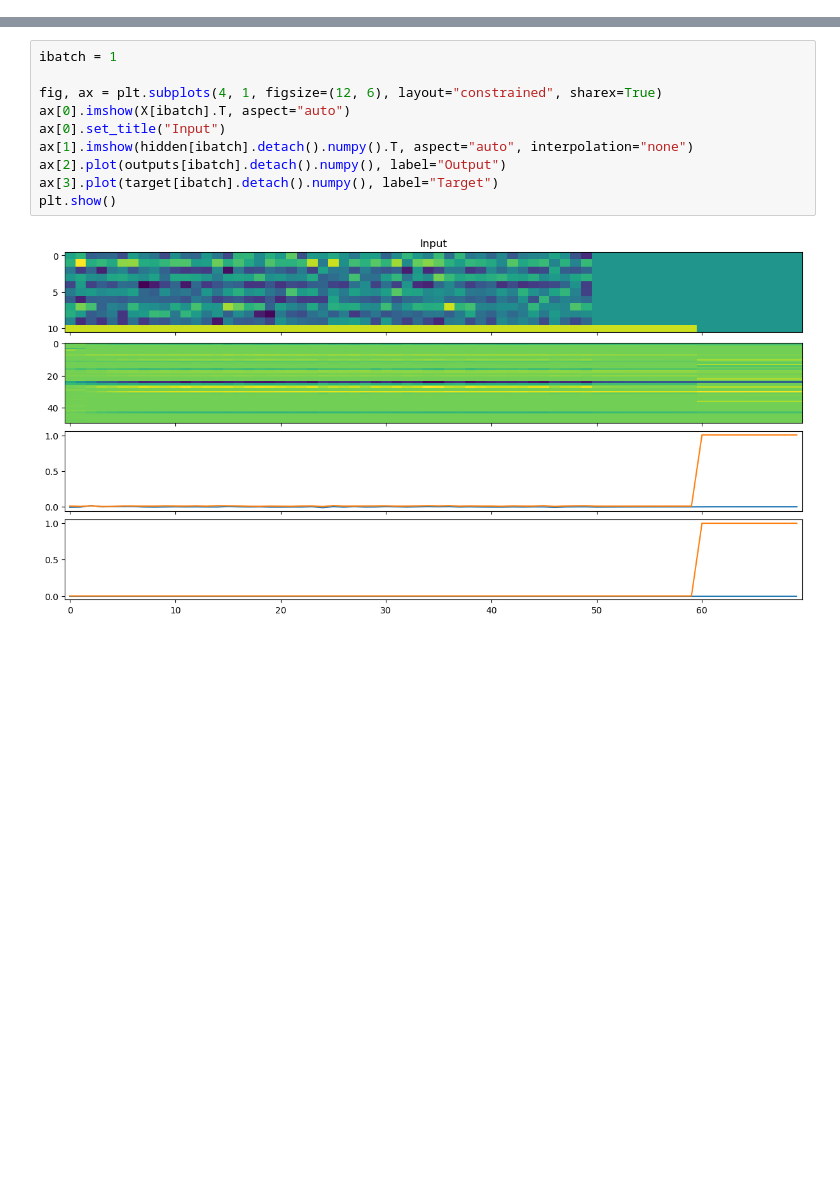
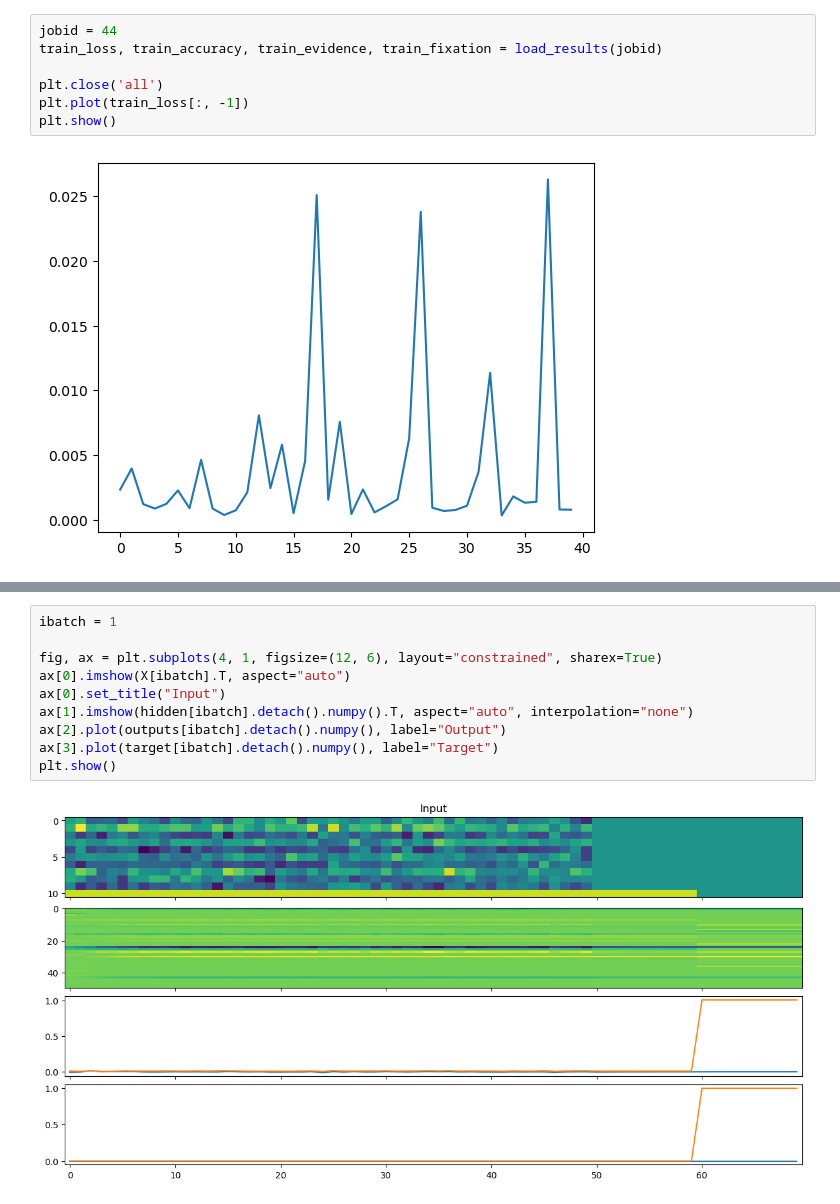
Before and after one commit to landoskape/mcn2024-psets, a Jupyter notebook: intrinsic-excitability/task.ipynb, the cells around one changed output, grey strips where cells are left out. Saved outputs shown, nothing was run; the diff lists cells and outputs as text; blank space fills up the shorter version.

```diff
--- a/intrinsic-excitability/task.ipynb
+++ b/intrinsic-excitability/task.ipynb
@@ -74,3 +25,12 @@ KeyboardInterrupt:
+# %%
+jobid = 44
+train_loss, train_accuracy, train_evidence, train_fixation = load_results(jobid)
+
+plt.close('all')
+plt.plot(train_loss[:, -1])
+plt.show()
+# %% [output]
+[figure, added]
 # %%
 # Load trained model and results
 
```
Also changed, not shown: parts of 7 cells of this notebook, 2 other files.
